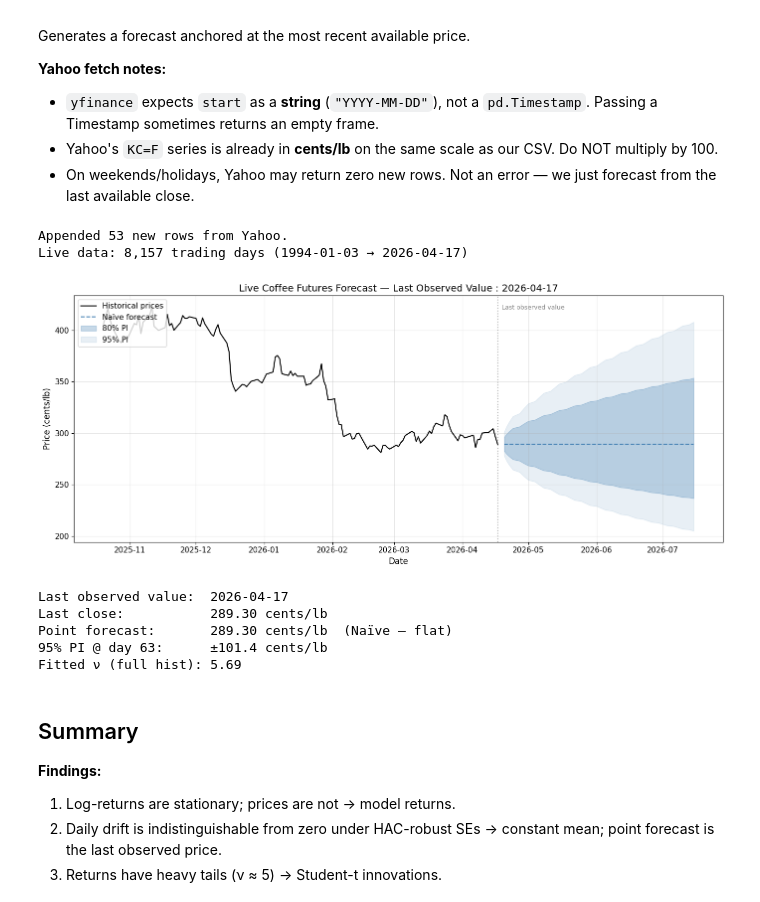
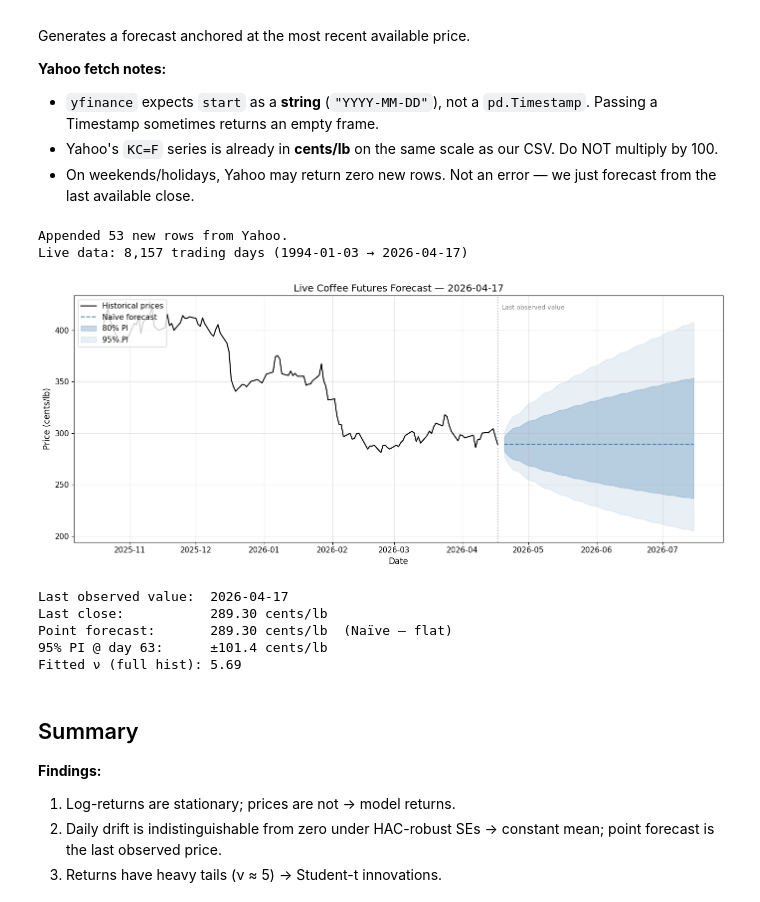
Before and after one commit to F5F0A0/coffee-futures-forecasting-model, a Jupyter notebook: notebooks/04_deployment.ipynb, the cells around one changed output. Drawn from its saved outputs; the diff is of its cells as text; code cells hidden in the pictures.

```diff
--- a/notebooks/04_deployment.ipynb
+++ b/notebooks/04_deployment.ipynb
@@ -1038,35 +1038,35 @@ for alpha, shade in [(0.20, 0.3), (0.05, 0.12)]:
     cl = int((1 - alpha) * 100)
     q = std_t_ppf(1 - alpha / 2, nu_live)
     spread = q * np.sqrt(cum_var_live)
     upper = p0_live * np.exp(spread)
     lower = p0_live * np.exp(-spread)
     ax.fill_between(fcast_dates, lower, upper, color="steelblue", alpha=shade, label=f"{cl}% PI")
 
 ax.axvline(last_date, color="gray", ls=":", alpha=0.6)
 ax.text(
     last_date, ax.get_ylim()[1] * 0.98, "  Last observed value", fontsize=9, color="gray", va="top"
 )
-ax.set_title(f"Live Coffee Futures Forecast — Last Observed Value : {last_date.date()}")
+ax.set_title(f"Live Coffee Futures Forecast — {last_date.date()}")
 ax.set_xlabel("Date")
 ax.set_ylabel("Price (cents/lb)")
 ax.legend(loc="upper left")
 ax.grid(alpha=0.3)
 
 plt.tight_layout()
 plt.show()
 
 q95 = std_t_ppf(0.975, nu_live)
 band_63 = 2 * p0_live * np.sinh(q95 * np.sqrt(cum_var_live[-1]))
 
 print(f"Last observed value:  {last_date.date()}")
 print(f"Last close:           {p0_live:.2f} cents/lb")
 print(f"Point forecast:       {p0_live:.2f} cents/lb  (Naïve — flat)")
 print(f"95% PI @ day 63:      ±{band_63 / 2:.1f} cents/lb")
 print(f"Fitted ν (full hist): {nu_live:.2f}")
 # %% [output]
 Appended 53 new rows from Yahoo.
 Live data: 8,157 trading days (1994-01-03 → 2026-04-17)
-[figure, old version]
+[figure, new version]
 Last observed value:  2026-04-17
 Last close:           289.30 cents/lb
 Point forecast:       289.30 cents/lb  (Naïve — flat)
```
Also changed, not shown: parts of 3 cells of this notebook, 3 other files.
